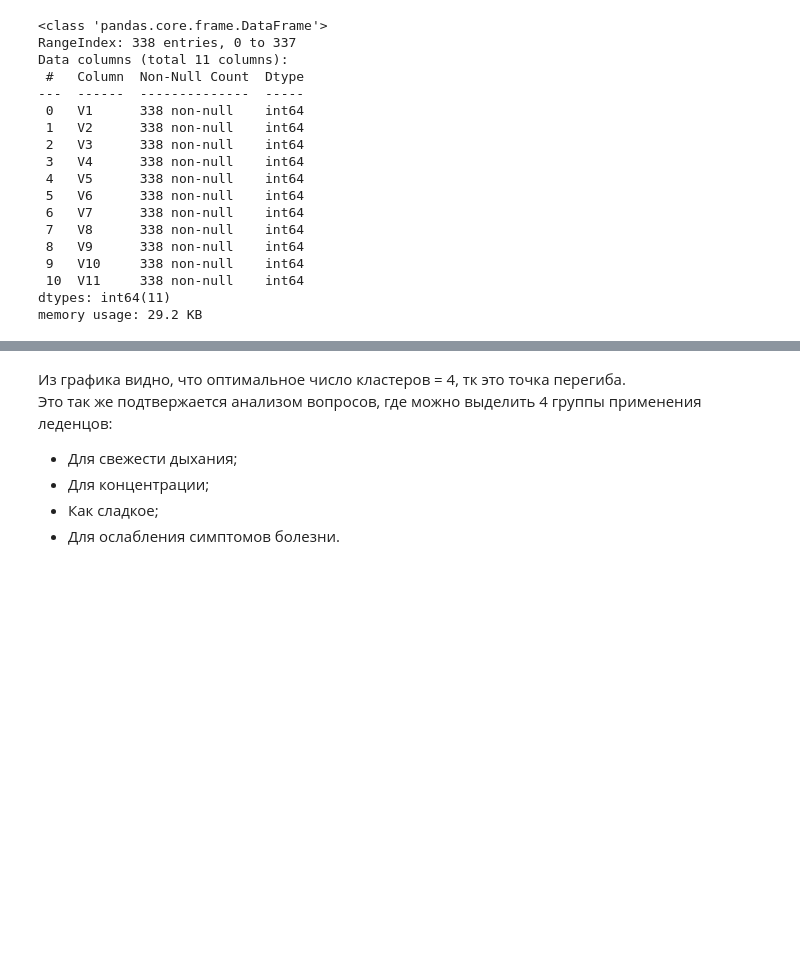
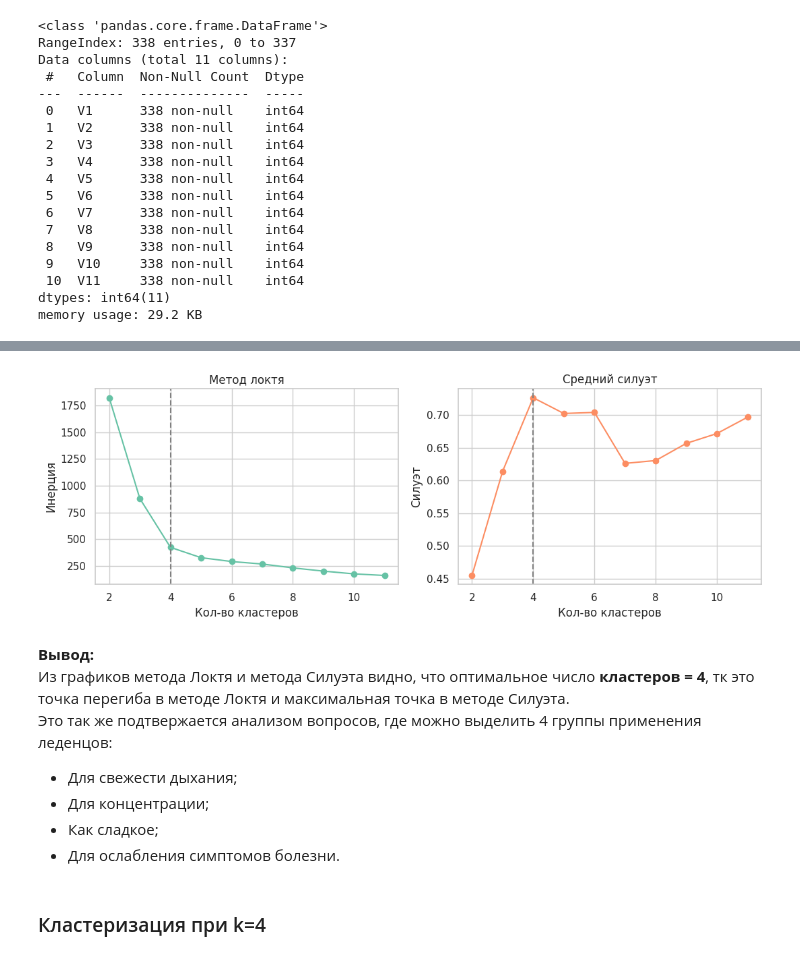
Before and after one commit to SashaVeremchuk/ITMO-data-analysis, a Jupyter notebook: 2_cluster_kmeans.ipynb, the cells around one changed output, grey strips where cells are left out. Drawn from its saved outputs; the diff is of its cells as text; code cells hidden in the pictures; blank space fills up the shorter version.

```diff
--- a/2_cluster_kmeans.ipynb
+++ b/2_cluster_kmeans.ipynb
@@ -31,9 +31,16 @@
 # %%
 import numpy as np
 import pandas as pd
-import matplotlib
 import matplotlib.pyplot as plt
+import seaborn as sns
+from sklearn.decomposition import PCA
+from sklearn.metrics import (silhouette_score, silhouette_samples,
+                             calinski_harabasz_score, davies_bouldin_score, adjusted_rand_score)
 from sklearn.cluster import KMeans
+from scipy.cluster.hierarchy import linkage, fcluster
+
+sns.set(style="whitegrid", palette="Set2")
+RANDOM_STATE = 42
 # %%
 # загрузка данных
 df = pd.read_csv("data/lollipops.dat", sep=";")
@@ -100,0 +127,11 @@ plt.show()
+# %%
+rows = []
+for k in range(2, 12):
+    model = KMeans(n_clusters=k, n_init=10, random_state=42).fit(df)
+    rows.append({"k": k, "inertia": model.inertia_,
+                 "silhouette": silhouette_score(df, model.labels_),
+                 "calinski_harabasz": calinski_harabasz_score(df, model.labels_),
+                 "davies_bouldin": davies_bouldin_score(df, model.labels_)})
+scores = pd.DataFrame(rows)
+scores["inertia_down_%"] = (-scores.inertia.pct_change() * 100).round(1)
+scores.round(3)
@@ -101,7 +150,23 @@ plt.show()
+# %%
+fig, axes = plt.subplots(1, 2, figsize=(11, 4))
+axes[0].plot(scores.k, scores.inertia, "o-")
+axes[0].set(title="Метод локтя", xlabel="Кол-во кластеров", ylabel="Инерция")
+
+axes[1].plot(scores.k, scores.silhouette, "o-", color="C1")
+axes[1].set(title="Средний силуэт", xlabel="Кол-во кластеров", ylabel="Силуэт")
+for ax in axes:
+    ax.axvline(4, ls="--", color="grey")
+plt.tight_layout()
+plt.show()
+# %% [output]
+[figure, added]
 # %% [markdown]
-Из графика видно, что оптимальное число кластеров = 4, тк это точка перегиба.
+**Вывод:**
+Из графиков метода Локтя и метода Силуэта видно, что оптимальное число **кластеров = 4**, тк это точка перегиба в методе Локтя и максимальная точка в методе Силуэта.
 Это так же подтвержается анализом вопросов, где можно выделить 4 группы применения леденцов:
   * Для свежести дыхания;
   * Для концентрации;
   * Как сладкое;
   * Для ослабления симптомов болезни.
+# %% [markdown]
+### Кластеризация при k=4
```
Also changed, not shown: parts of 26 cells of this notebook.
